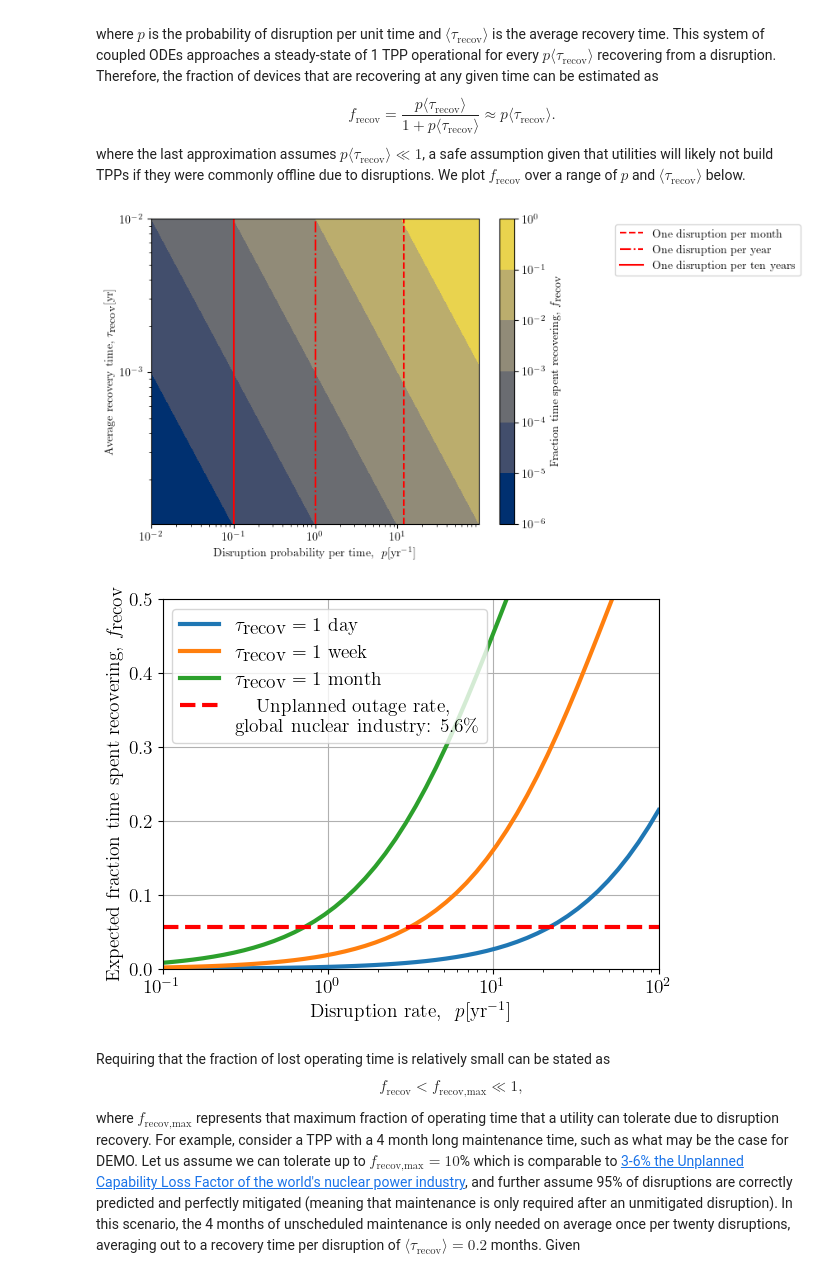
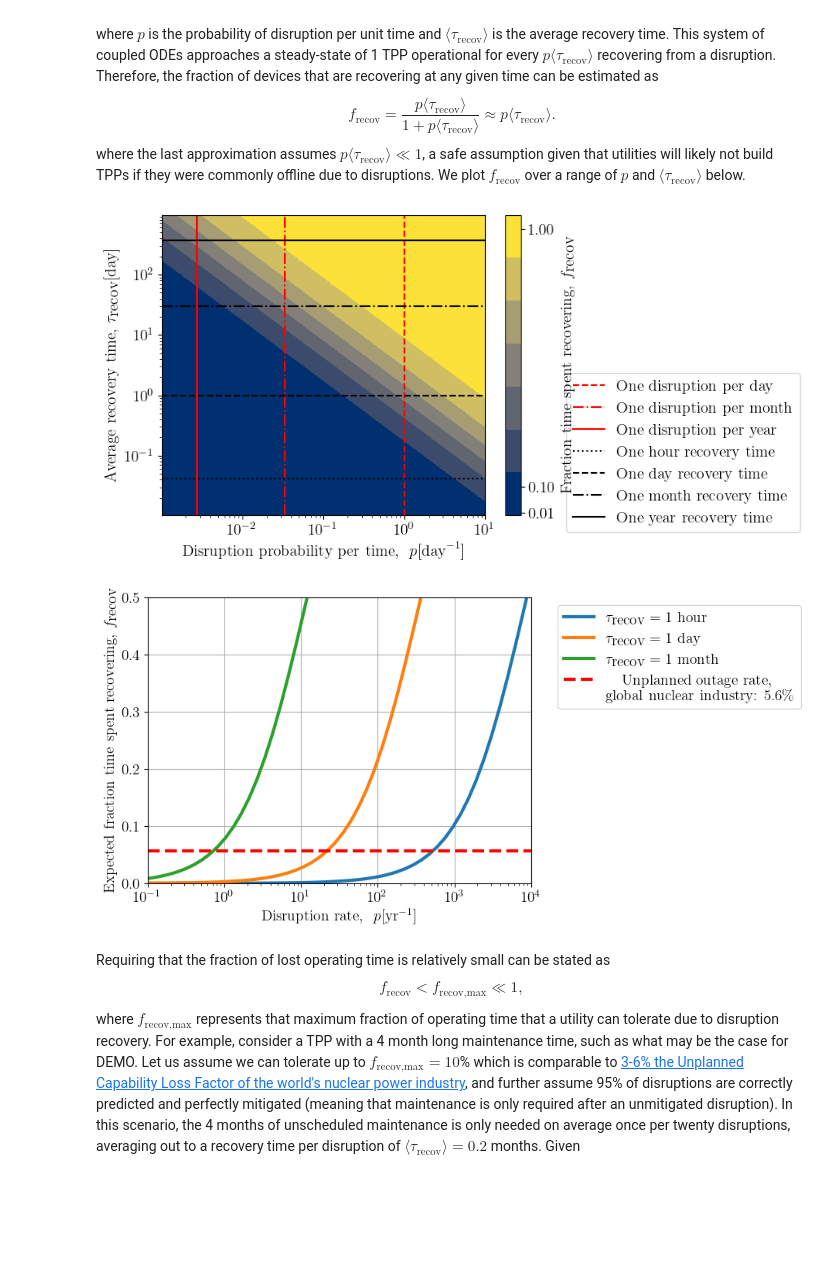
Before and after one commit to andrew-maris/disruptions-tokamak-economics, a Jupyter notebook: model_plots_data.ipynb, the cells around one changed output. Cells and saved outputs as stored; diff of their text form; code cells hidden in the pictures; blank space fills up the shorter version.

```diff
--- a/model_plots_data.ipynb
+++ b/model_plots_data.ipynb
@@ -80,31 +80,39 @@ tau_scan = np.logspace(-2,-3.99,40) # Range of characteristic damage time values
 p_mesh, tau_mesh, f_array = scan_2d(p_scan, tau_scan, get_f_recover)
 # %%
 #Create contour plot and color bar
-plt.contourf(p_mesh,tau_mesh,f_array,norm=colors.LogNorm(vmin=f_array.min(), vmax=1),cmap='cividis',vmax=1)
-cbr= plt.colorbar(ticks=np.logspace(-6,0,7,endpoint=True))
+#plt.contourf(p_mesh,tau_mesh,f_array,norm=colors.LogNorm(vmin=f_array.min(), vmax=1),cmap='cividis',vmax=1)
+plt.contourf(p_mesh,tau_mesh,f_array,cmap='cividis',vmax=1)
+cbr= plt.colorbar(ticks=np.linspace(-2,0,3,endpoint=True))
 
 if render_LaTeX:
-    #Include lines showing one disruption per month, etc.
-    plt.plot([(12),(12)],[tau_scan.min(),tau_scan.max()],color='red',linestyle='--',label=r'\textrm{One disruption per month}')
-    plt.plot([(1),(1)],[tau_scan.min(),tau_scan.max()],color='red',linestyle='-.',label=r'\textrm{One disruption per year}')
-    plt.plot([1/10,1/10],[tau_scan.min(),tau_scan.max()],color='red',linestyle='-',label=r'\textrm{One disruption per ten years}')
-    plt.legend(bbox_to_anchor=(2, 1.0))
+    #Include lines showing one disruption per day, etc.
+    plt.plot([1,1],[tau_scan.min(),tau_scan.max()],color='red',linestyle='--',label=r'\textrm{One disruption per day}')
+    plt.plot([1/30,1/30],[tau_scan.min(),tau_scan.max()],color='red',linestyle='-.',label=r'\textrm{One disruption per month}')
+    plt.plot([1/365,1/365],[tau_scan.min(),tau_scan.max()],color='red',linestyle='-',label=r'\textrm{One disruption per year}')
+    #plt.legend(bbox_to_anchor=(2, 1.0))
+
+    #Include horizontal line showing one day, one month, and one year recovery time
+    plt.plot([p_scan.min(),p_scan.max()],[1/24,1/24],color='k',linestyle=':',label=r'\textrm{One hour recovery time}')
+    plt.plot([p_scan.min(),p_scan.max()],[1,1],color='k',linestyle='--',label=r'\textrm{One day recovery time}')
+    plt.plot([p_scan.min(),p_scan.max()],[30,30],color='k',linestyle='-.',label=r'\textrm{One month recovery time}')
+    plt.plot([p_scan.min(),p_scan.max()],[365,365],color='k',linestyle='-',label=r'\textrm{One year recovery time}')
+    plt.legend(bbox_to_anchor=(2, 0.5))
 
     #Add labels
     cbr.set_label(r'\textrm{Fraction time spent recovering, }$f_{\textrm{recov}}$')
-    plt.ylabel(r'\textrm{Average recovery time, }$ \tau_{\textrm{recov}} [\textrm{yr}]$')
-    plt.xlabel(r'\textrm{Disruption probability per time, } $p [\textrm{yr}^{-1}]$')
+    plt.ylabel(r'\textrm{Average recovery time, }$ \tau_{\textrm{recov}} [\textrm{day}]$')
+    plt.xlabel(r'\textrm{Disruption probability per time, } $p [\textrm{day}^{-1}]$')
 else:
     #Include lines showing one disruption per month, etc.
-    plt.plot([(12),(12)],[tau_scan.min(),tau_scan.max()],color='red',linestyle='--',label='One disruption per month')
-    plt.plot([(1),(1)],[tau_scan.min(),tau_scan.max()],color='red',linestyle='-.',label='One disruption per year')
-    plt.plot([1/10,1/10],[tau_scan.min(),tau_scan.max()],color='red',linestyle='-',label='One disruption per ten years')
+    plt.plot([1,1],[tau_scan.min(),tau_scan.max()],color='red',linestyle='--',label='One disruption per day')
+    plt.plot([1/30,1/30],[tau_scan.min(),tau_scan.max()],color='red',linestyle='-.',label='One disruption per month')
+    plt.plot([1/365,1/365],[tau_scan.min(),tau_scan.max()],color='red',linestyle='-',label='One disruption per year')
     plt.legend(bbox_to_anchor=(2, 1.0))
 
     #Add labels
     cbr.set_label('Fraction of lost operating time, f_recov')
-    plt.ylabel('Average recovery time, τ_recov [yr]')
-    plt.xlabel('Disruption probability per time, p [yr^-1]')
+    plt.ylabel('Average recovery time, τ_recov [day]')
+    plt.xlabel('Disruption probability per time, p [day^-1]')
 
 plt.yscale('log')
 plt.xscale('log')
@@ -116,35 +124,39 @@ if save_data:
     np.save('Data/tau_mesh.npy', tau_mesh)
     np.save('Data/f_array.npy', f_array)
 # %% [output]
-[figure, old version]
+[figure, new version]
 # %%
-p_scan_poster = np.logspace(-1,2,50) # Range of disruption rate values to scan, [year^-1]
+p_scan_poster = np.logspace(-1,4,50) # Range of disruption rate values to scan, [year^-1]
+f_recover_poster_1_hour = get_f_recover(p=p_scan_poster,tau=1/24/365.25)
+f_recover_poster_1_day = get_f_recover(p=p_scan_poster,tau=1/365.25)
 f_recover_poster_1_week =get_f_recover(p=p_scan_poster,tau=7/365.25)
-f_recover_poster_1_day = get_f_recover(p=p_scan_poster,tau=1/365.25)
 f_recover_poster_1_month = get_f_recover(p=p_scan_poster,tau=30.41/365.25)
+f_recover_poster_1_year = get_f_recover(p=p_scan_poster,tau=1)
 
 #Set font size
 plt.rcParams.update({'font.size': 14})
 
 # plt.figure()
+plt.plot(p_scan_poster,f_recover_poster_1_hour,label=r'$ \tau_{\textrm{recov}} = 1 \textrm{ hour}$',linewidth=3)
 plt.plot(p_scan_poster,f_recover_poster_1_day,label=r'$ \tau_{\textrm{recov}} = 1 \textrm{ day}$',linewidth=3)
-plt.plot(p_scan_poster,f_recover_poster_1_week,label=r'$ \tau_{\textrm{recov}} = 1 \textrm{ week}$',linewidth=3)
+#plt.plot(p_scan_poster,f_recover_poster_1_week,label=r'$ \tau_{\textrm{recov}} = 1 \textrm{ week}$',linewidth=3)
 plt.plot(p_scan_poster,f_recover_poster_1_month,label=r'$ \tau_{\textrm{recov}} = 1 \textrm{ month}$',linewidth=3)
+#plt.plot(p_scan_poster,f_recover_poster_1_year,label=r'$ \tau_{\textrm{recov}} = 1 \textrm{ year}$',linewidth=3)
 plt.xscale('log')
 plt.yscale('linear')
 plt.xlabel(r'\textrm{Disruption rate, } $p [\textrm{yr}^{-1}]$')
 plt.ylabel(r'\textrm{Expected fraction time spent recovering, }$f_{\textrm{recov}}$')
 #plt.title(r'\textrm{Expected fraction of time spent recovering for }$ \tau_{\textrm{recov}} = 1 \textrm{week}$')
 plt.grid()
 plt.ylim([0,0.5])
 #Plot horinzontal line at 6%
 plt.axhline(y=0.056, color='r', linestyle='--',
     label=r'\textrm{Unplanned outage rate,\\global nuclear industry:} $5.6\%$',linewidth=3)
 plt.xlim([p_scan_poster.min(),p_scan_poster.max()])
-plt.legend(loc='upper left')#bbox_to_anchor=(1.05, 1.0))
-plt.savefig('../lost_time_poster.png',dpi=300,bbox_inches='tight')
+plt.legend(bbox_to_anchor=(1.05, 1.0)) #loc='upper left')#
+plt.savefig('Plots/lost_time_poster.png',dpi=300,bbox_inches='tight')
 # %% [output]
-[figure, old version]
+[figure, new version]
 # %% [markdown]
 Requiring that the fraction of lost operating time is relatively small can be stated as
 $$
```
Also changed, not shown: parts of 1 cell of this notebook, 1 other file.
